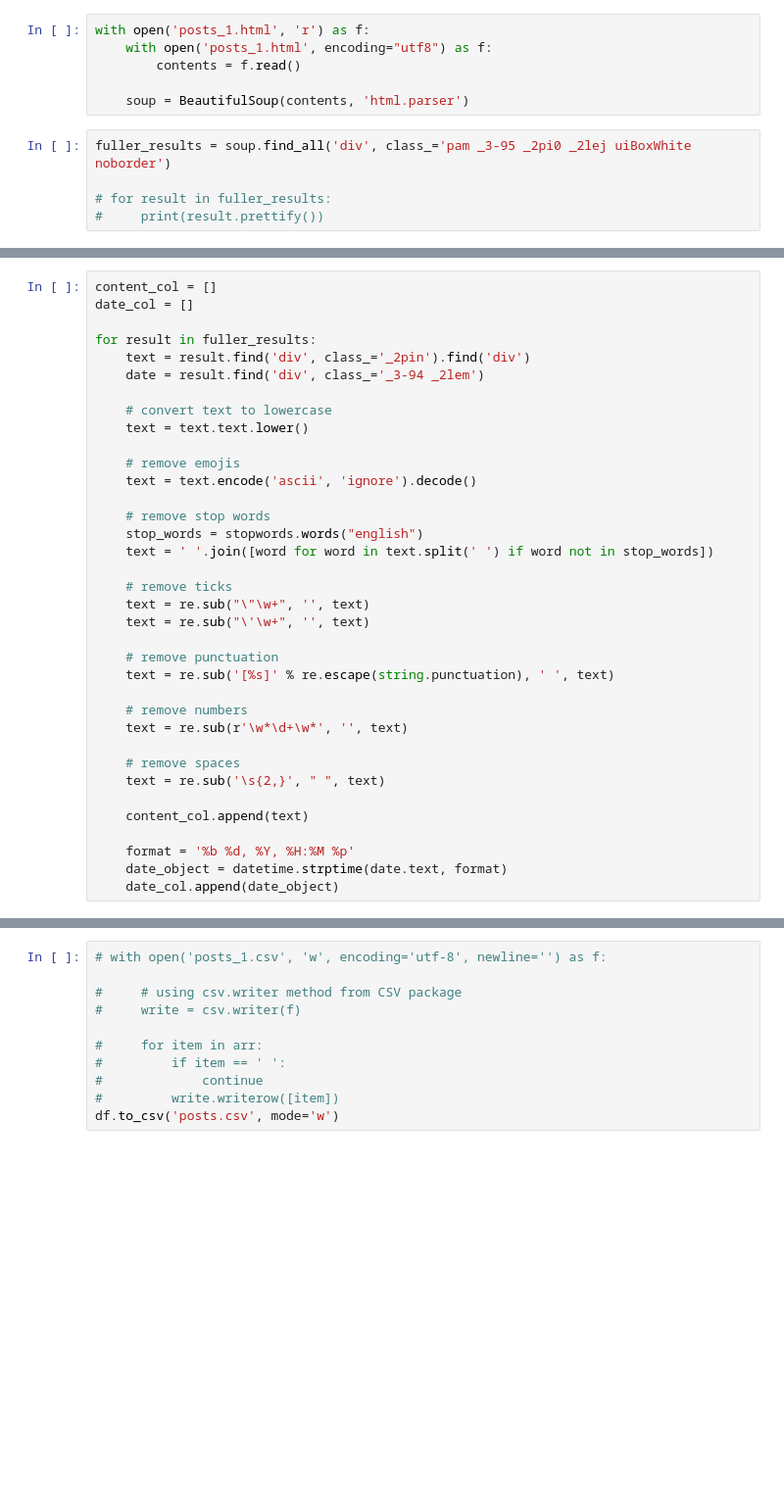
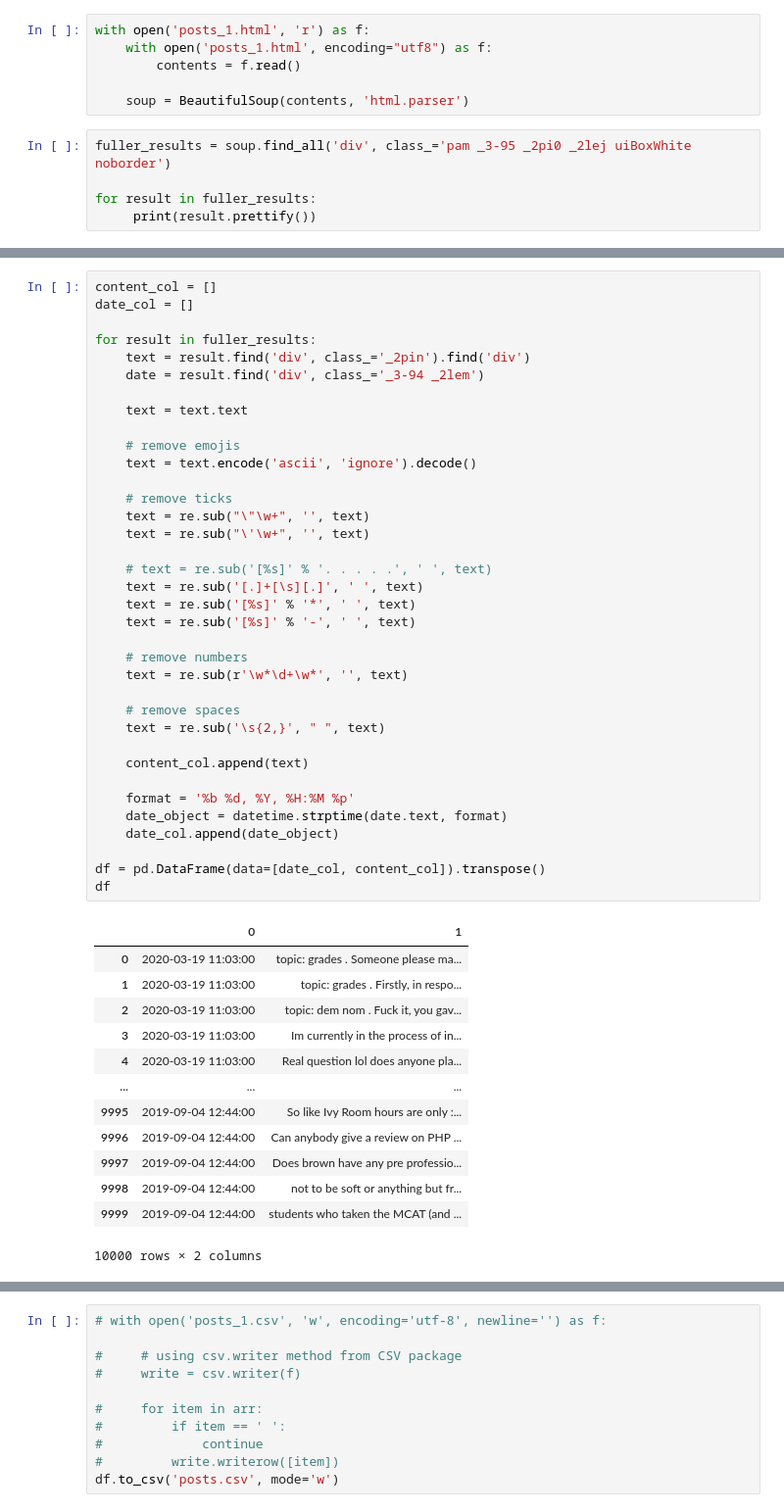
Before and after one commit to j-tan871/dearblueno, a Jupyter notebook: clean_data/extract_posts.ipynb, the cells around one changed output, grey strips where cells are left out. Shown at 98% size. Cells and saved outputs as stored; diff of their text form; blank space fills up the shorter version.

```diff
--- a/clean_data/extract_posts.ipynb
+++ b/clean_data/extract_posts.ipynb
@@ -20,5 +20,5 @@ with open('posts_1.html', 'r') as f:
 # %%
 fuller_results = soup.find_all('div', class_='pam _3-95 _2pi0 _2lej uiBoxWhite noborder')
 
-# for result in fuller_results:
-#     print(result.prettify())
+for result in fuller_results:
+     print(result.prettify())
@@ -25,36 +52,50 @@ fuller_results = soup.find_all('div', class_='pam _3-95 _2pi0 _2lej uiBoxWhite n
 # %%
 content_col = []
 date_col = []
 
 for result in fuller_results:
     text = result.find('div', class_='_2pin').find('div')
     date = result.find('div', class_='_3-94 _2lem')
 
-    # convert text to lowercase
-    text = text.text.lower()
+    text = text.text
 
     # remove emojis
     text = text.encode('ascii', 'ignore').decode()
-
-    # remove stop words
-    stop_words = stopwords.words("english")
-    text = ' '.join([word for word in text.split(' ') if word not in stop_words])
 
     # remove ticks
     text = re.sub("\"\w+", '', text)
     text = re.sub("\'\w+", '', text)
 
-    # remove punctuation
-    text = re.sub('[%s]' % re.escape(string.punctuation), ' ', text)
+    # text = re.sub('[%s]' % '. . . . .', ' ', text)
+    text = re.sub('[.]+[\s][.]', ' ', text)
+    text = re.sub('[%s]' % '*', ' ', text)
+    text = re.sub('[%s]' % '-', ' ', text)
 
     # remove numbers
     text = re.sub(r'\w*\d+\w*', '', text)
 
     # remove spaces
     text = re.sub('\s{2,}', " ", text)
 
     content_col.append(text)
 
     format = '%b %d, %Y, %H:%M %p'
     date_object = datetime.strptime(date.text, format)
     date_col.append(date_object)
+
+df = pd.DataFrame(data=[date_col, content_col]).transpose()
+df
+# %% [output]
+|  | 0 | 1 |
+| 0 | 2020-03-19 11:03:00 | topic: grades . Someone please ma... |
+| 1 | 2020-03-19 11:03:00 | topic: grades . Firstly, in respo... |
+| 2 | 2020-03-19 11:03:00 | topic: dem nom . Fuck it, you gav... |
+| 3 | 2020-03-19 11:03:00 | Im currently in the process of in... |
+| 4 | 2020-03-19 11:03:00 | Real question lol does anyone pla... |
+| ... | ... | ... |
+| 9995 | 2019-09-04 12:44:00 | So like Ivy Room hours are only :... |
+| 9996 | 2019-09-04 12:44:00 | Can anybody give a review on PHP ... |
+| 9997 | 2019-09-04 12:44:00 | Does brown have any pre professio... |
+| 9998 | 2019-09-04 12:44:00 | not to be soft or anything but fr... |
+| 9999 | 2019-09-04 12:44:00 | students who taken the MCAT (and ... |
+10000 rows × 2 columns
```
Also changed, not shown: parts of 2 cells of this notebook.
